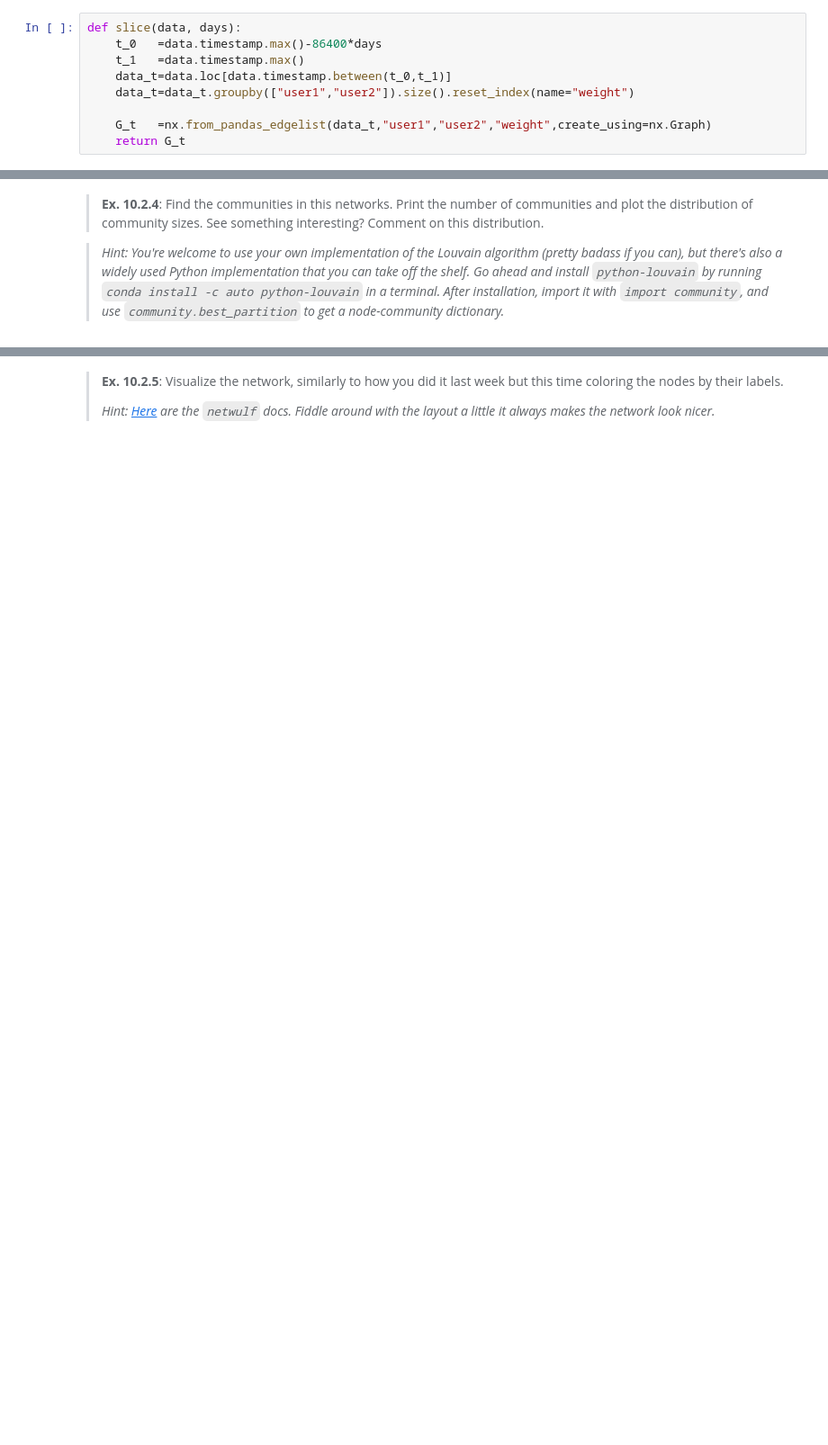
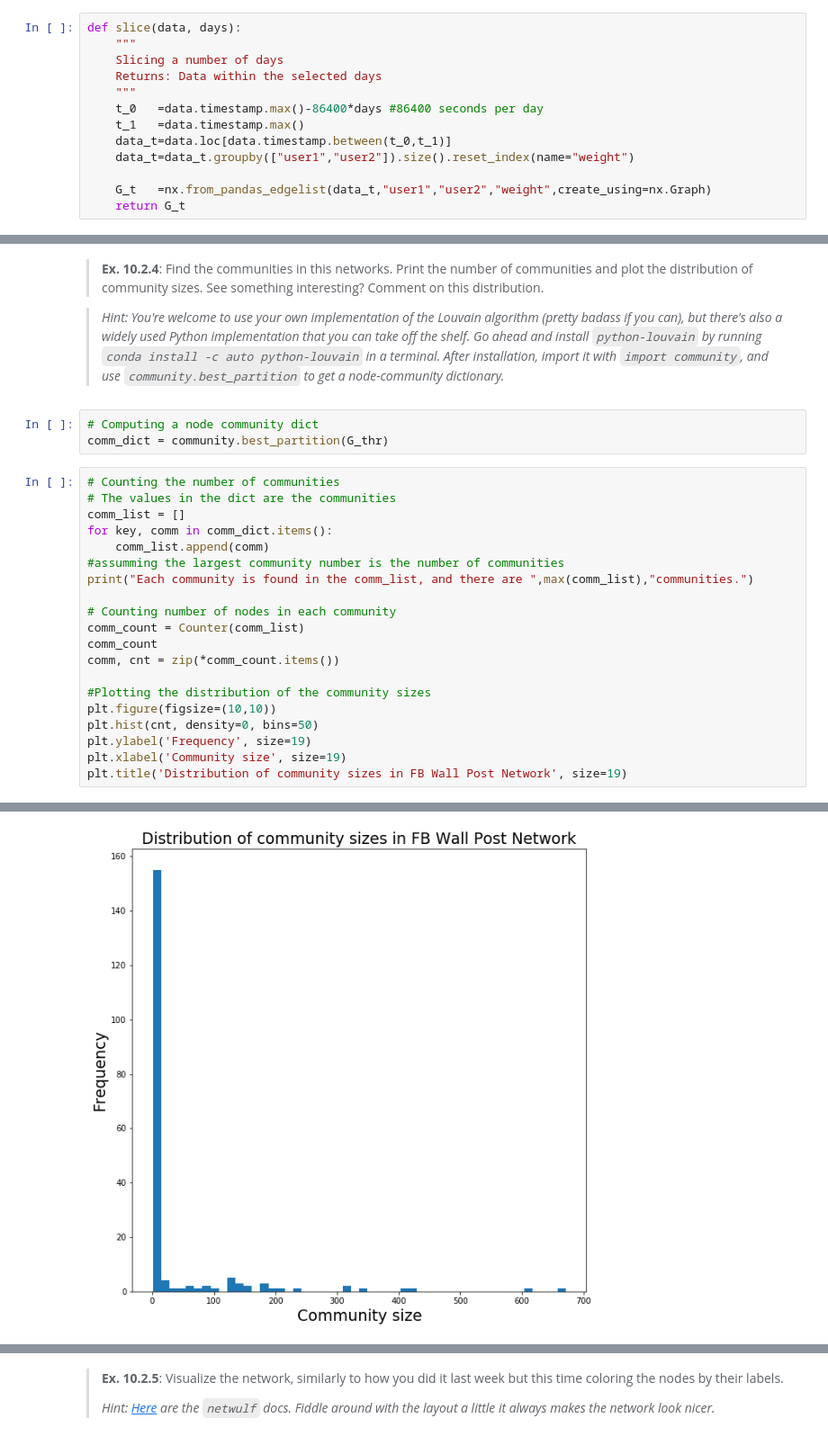
Before and after one commit to kristianolesenlarsen/sdseml_online_exercises, a Jupyter notebook: Anders/Exc10/exercises_week10.ipynb, the cells around one changed output, grey strips where cells are left out. Shown at 90% size. Cells and saved outputs as stored; diff of their text form; blank space fills up the shorter version.

```diff
--- a/Anders/Exc10/exercises_week10.ipynb
+++ b/Anders/Exc10/exercises_week10.ipynb
@@ -86,7 +88,11 @@ the ALCC of the real data as a vertical line. Comment on this result. Does it ma
 **Answer 1**:
 # %%
 def slice(data, days):
-    t_0   =data.timestamp.max()-86400*days
+    """
+    Slicing a number of days
+    Returns: Data within the selected days
+    """
+    t_0   =data.timestamp.max()-86400*days #86400 seconds per day
     t_1   =data.timestamp.max()
     data_t=data.loc[data.timestamp.between(t_0,t_1)]
     data_t=data_t.groupby(["user1","user2"]).size().reset_index(name="weight")
@@ -248,3 +386,27 @@ Now let's work with some real data. Whip out the network you created **last week
 > **Ex. 10.2.4**: Find the communities in this networks. Print the number of communities and plot the distribution of community sizes. See something interesting? Comment on this distribution.
 
 >*Hint: You're welcome to use your own implementation of the Louvain algorithm (pretty badass if you can), but there's also a widely used Python implementation that you can take off the shelf. Go ahead and install `python-louvain` by running `conda install -c auto python-louvain` in a terminal. After installation, import it with `import community`, and use `community.best_partition` to get a node-community dictionary.*
+# %%
+# Computing a node community dict
+comm_dict = community.best_partition(G_thr)
+# %%
+# Counting the number of communities
+# The values in the dict are the communities
+comm_list = []
+for key, comm in comm_dict.items():
+    comm_list.append(comm)
+#assumming the largest community number is the number of communities
+print("Each community is found in the comm_list, and there are ",max(comm_list),"communities.")
+
+# Counting number of nodes in each community
+comm_count = Counter(comm_list)
+comm_count
+comm, cnt = zip(*comm_count.items())
+
+#Plotting the distribution of the community sizes
+plt.figure(figsize=(10,10))
+plt.hist(cnt, density=0, bins=50)
+plt.ylabel('Frequency', size=19)
+plt.xlabel('Community size', size=19)
+plt.title('Distribution of community sizes in FB Wall Post Network', size=19)
+# %% [output]
@@ -250,0 +415 @@ Now let's work with some real data. Whip out the network you created **last week
+[figure, added]
```
Also changed, not shown: parts of 16 cells of this notebook, 1 other file.
